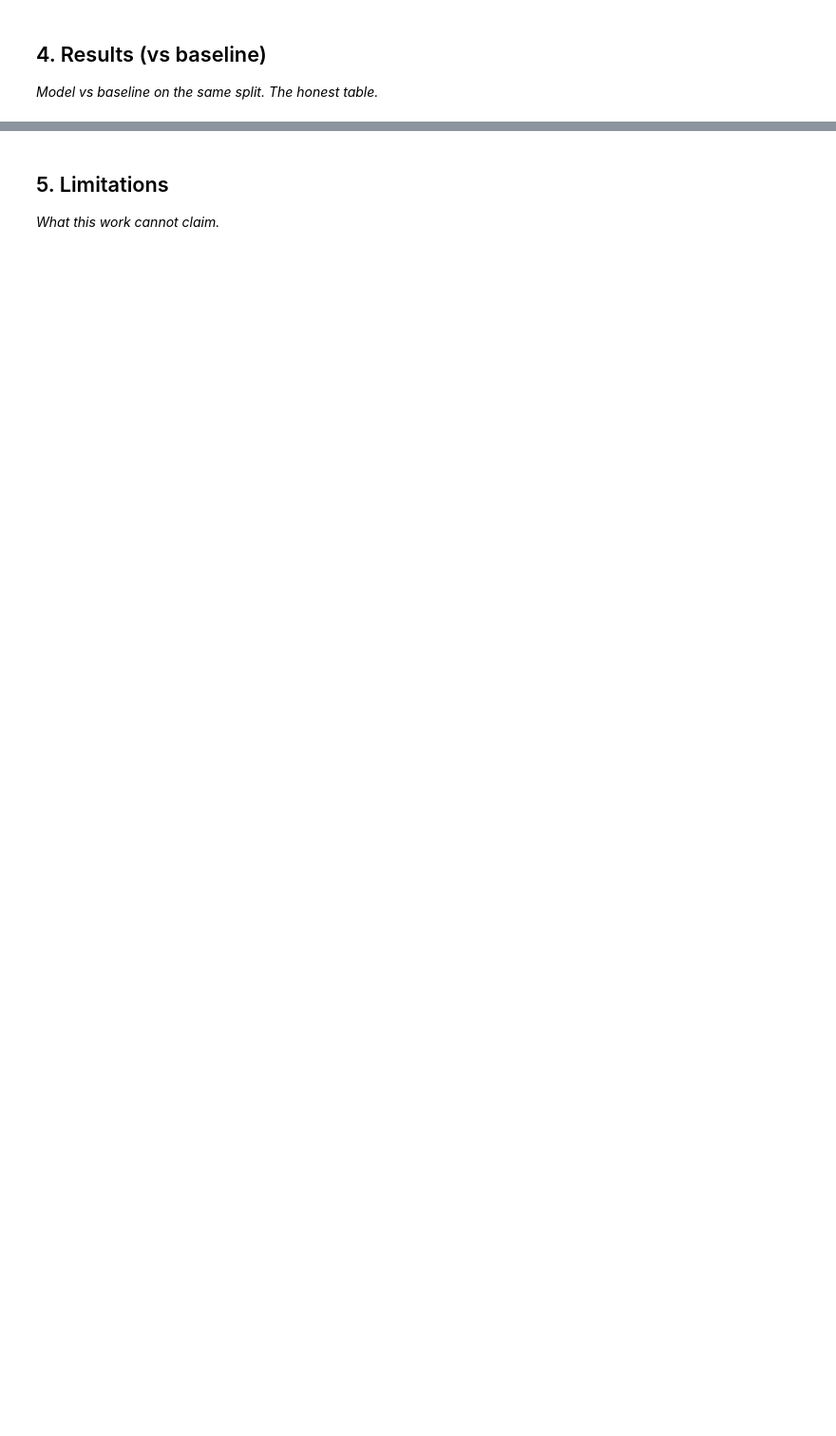
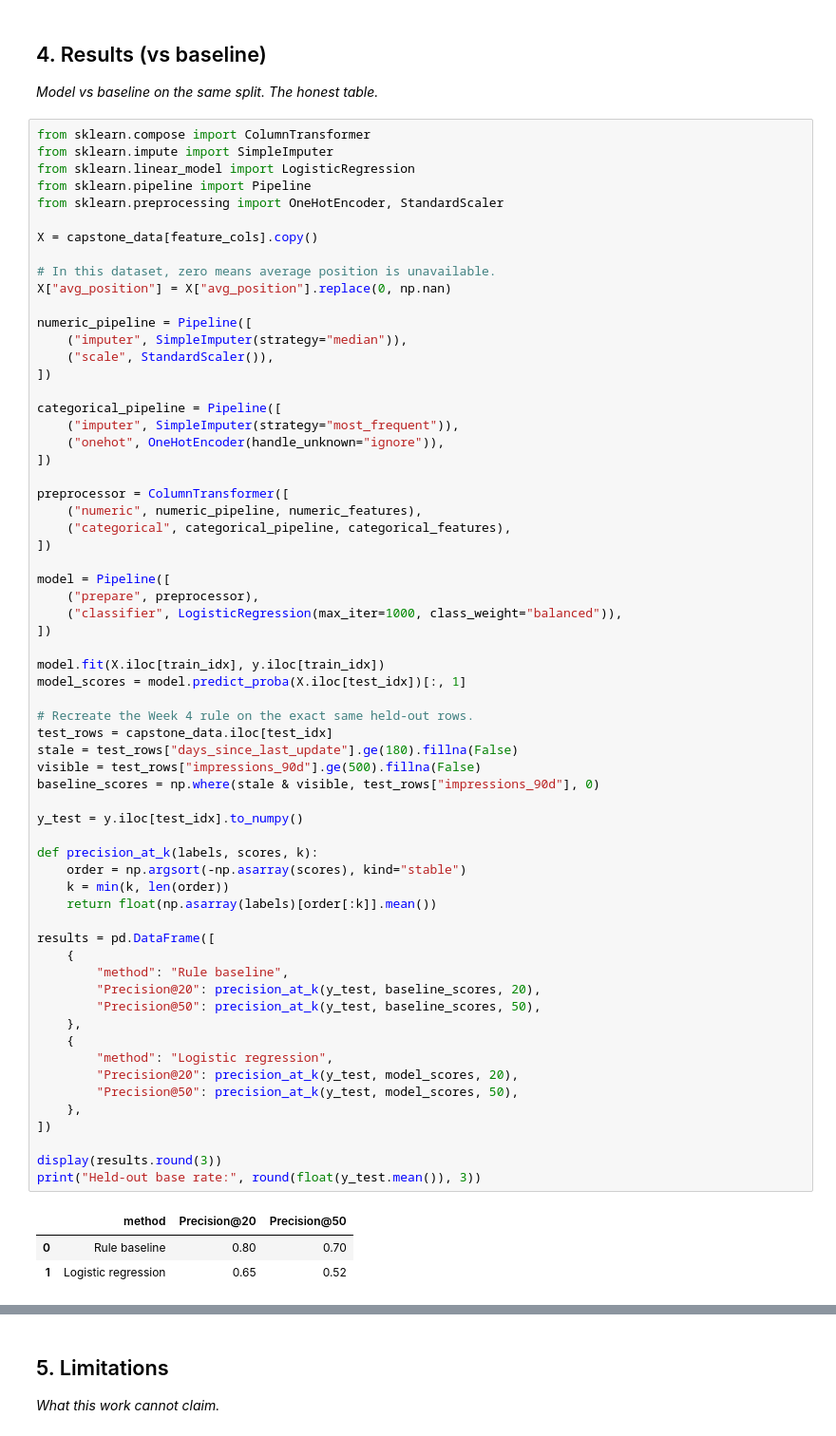
Before and after one commit to kundanmrj5-dev/Flyrrank-ml-Internship, a Jupyter notebook: work/notebooks/capstone.ipynb, the cells around one changed output, grey strips where cells are left out. Shown at 95% size. Saved outputs shown, nothing was run; the diff lists cells and outputs as text; blank space fills up the shorter version.

```diff
--- a/work/notebooks/capstone.ipynb
+++ b/work/notebooks/capstone.ipynb
@@ -22,3 +121,70 @@ This skeleton is yours to fill. Work the sections **in order** — each one has
 ## 4. Results (vs baseline)
 
 *Model vs baseline on the same split. The honest table.*
+# %%
+from sklearn.compose import ColumnTransformer
+from sklearn.impute import SimpleImputer
+from sklearn.linear_model import LogisticRegression
+from sklearn.pipeline import Pipeline
+from sklearn.preprocessing import OneHotEncoder, StandardScaler
+
+X = capstone_data[feature_cols].copy()
+
+# In this dataset, zero means average position is unavailable.
+X["avg_position"] = X["avg_position"].replace(0, np.nan)
+
+numeric_pipeline = Pipeline([
+    ("imputer", SimpleImputer(strategy="median")),
+    ("scale", StandardScaler()),
+])
+
+categorical_pipeline = Pipeline([
+    ("imputer", SimpleImputer(strategy="most_frequent")),
+    ("onehot", OneHotEncoder(handle_unknown="ignore")),
+])
+
+preprocessor = ColumnTransformer([
+    ("numeric", numeric_pipeline, numeric_features),
+    ("categorical", categorical_pipeline, categorical_features),
+])
+
+model = Pipeline([
+    ("prepare", preprocessor),
+    ("classifier", LogisticRegression(max_iter=1000, class_weight="balanced")),
+])
+
+model.fit(X.iloc[train_idx], y.iloc[train_idx])
+model_scores = model.predict_proba(X.iloc[test_idx])[:, 1]
+
+# Recreate the Week 4 rule on the exact same held-out rows.
+test_rows = capstone_data.iloc[test_idx]
+stale = test_rows["days_since_last_update"].ge(180).fillna(False)
+visible = test_rows["impressions_90d"].ge(500).fillna(False)
+baseline_scores = np.where(stale & visible, test_rows["impressions_90d"], 0)
+
+y_test = y.iloc[test_idx].to_numpy()
+
+def precision_at_k(labels, scores, k):
+    order = np.argsort(-np.asarray(scores), kind="stable")
+    k = min(k, len(order))
+    return float(np.asarray(labels)[order[:k]].mean())
+
+results = pd.DataFrame([
+    {
+        "method": "Rule baseline",
+        "Precision@20": precision_at_k(y_test, baseline_scores, 20),
+        "Precision@50": precision_at_k(y_test, baseline_scores, 50),
+    },
+    {
+        "method": "Logistic regression",
+        "Precision@20": precision_at_k(y_test, model_scores, 20),
+        "Precision@50": precision_at_k(y_test, model_scores, 50),
+    },
+])
+
+display(results.round(3))
+print("Held-out base rate:", round(float(y_test.mean()), 3))
+# %% [output]
+|  | method | Precision@20 | Precision@50 |
+| 0 | Rule baseline | 0.80 | 0.70 |
+| 1 | Logistic regression | 0.65 | 0.52 |
```
Also changed, not shown: parts of 12 cells of this notebook.
